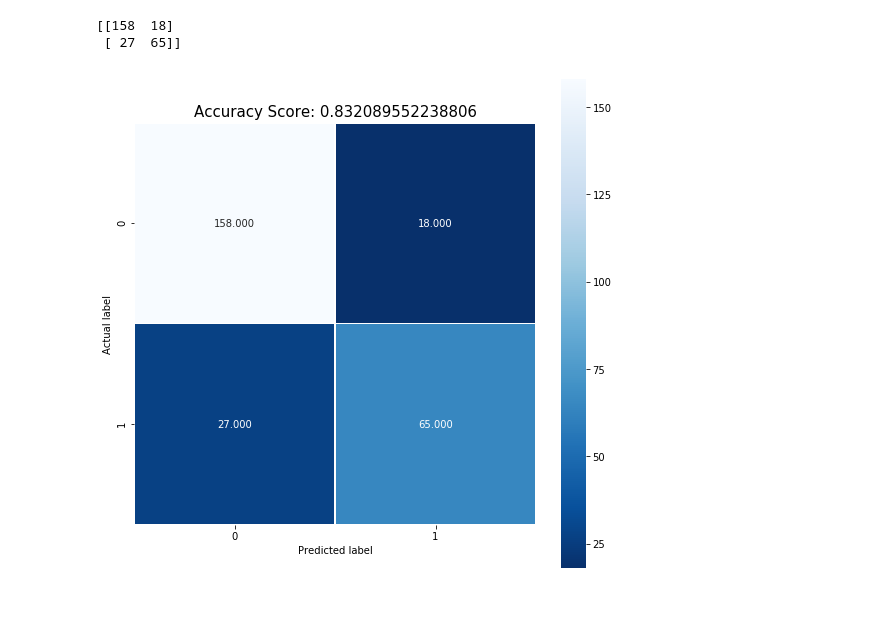
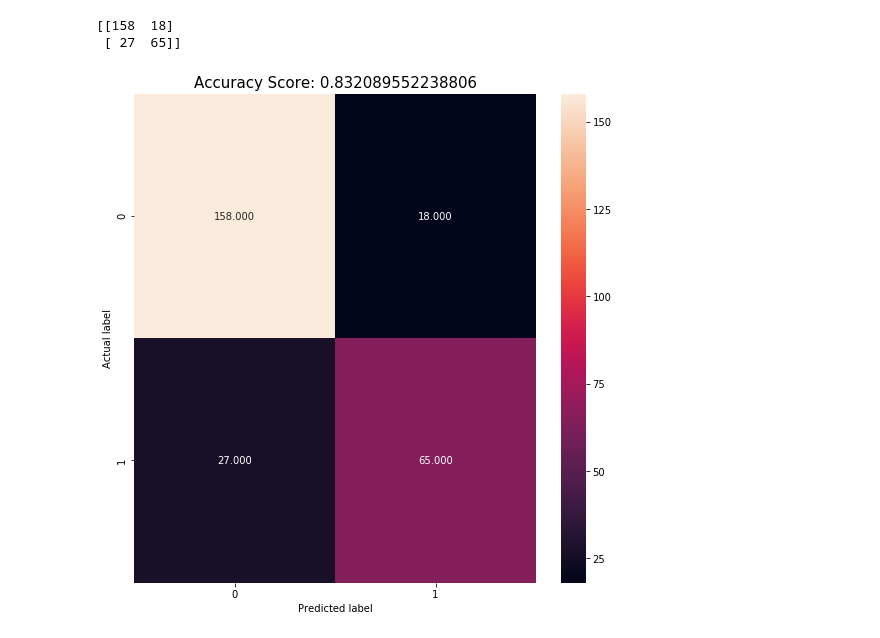
Before and after one commit to Code-IT-code/Regression, a Jupyter notebook: Logistic_Regression_Titanic_Dataset.ipynb, the cells around one changed output. Cells and saved outputs as stored; diff of their text form; code cells hidden in the pictures; blank space fills up the shorter version.

```diff
--- a/Logistic_Regression_Titanic_Dataset.ipynb
+++ b/Logistic_Regression_Titanic_Dataset.ipynb
@@ -134,10 +134,10 @@ print(cm)
  [ 27  65]]
 # %%
 plt.figure(figsize=(9,9))
-sns.heatmap(cm, annot=True, fmt=".3f", linewidths=.5, square = True, cmap = 'Blues_r');
+sns.heatmap(cm, annot=True, fmt=".3f");
 plt.ylabel('Actual label');
 plt.xlabel('Predicted label');
 all_sample_title = 'Accuracy Score: {0}'.format(test_acc)
 plt.title(all_sample_title, size = 15);
 # %% [output]
-[figure, old version]
+[figure, new version]
```
